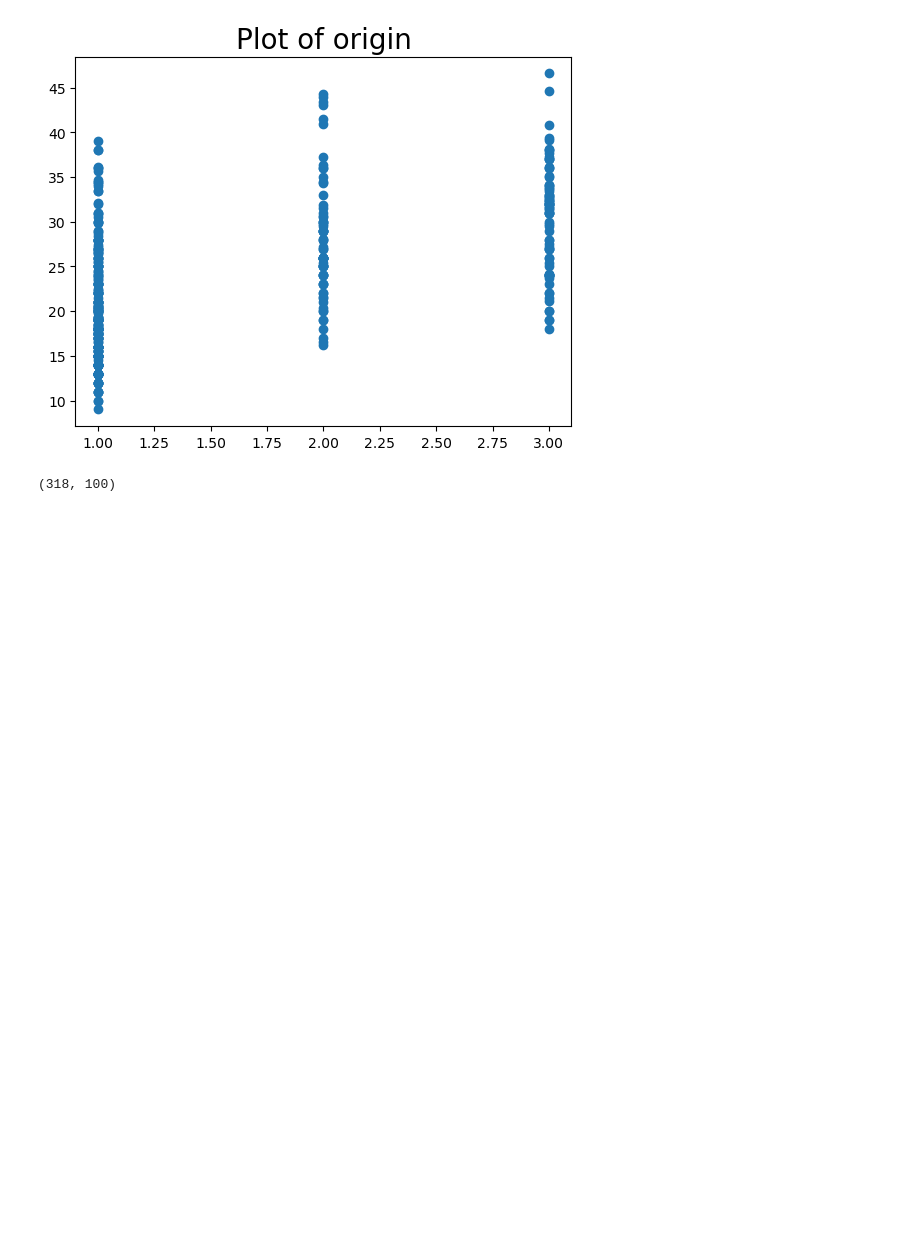
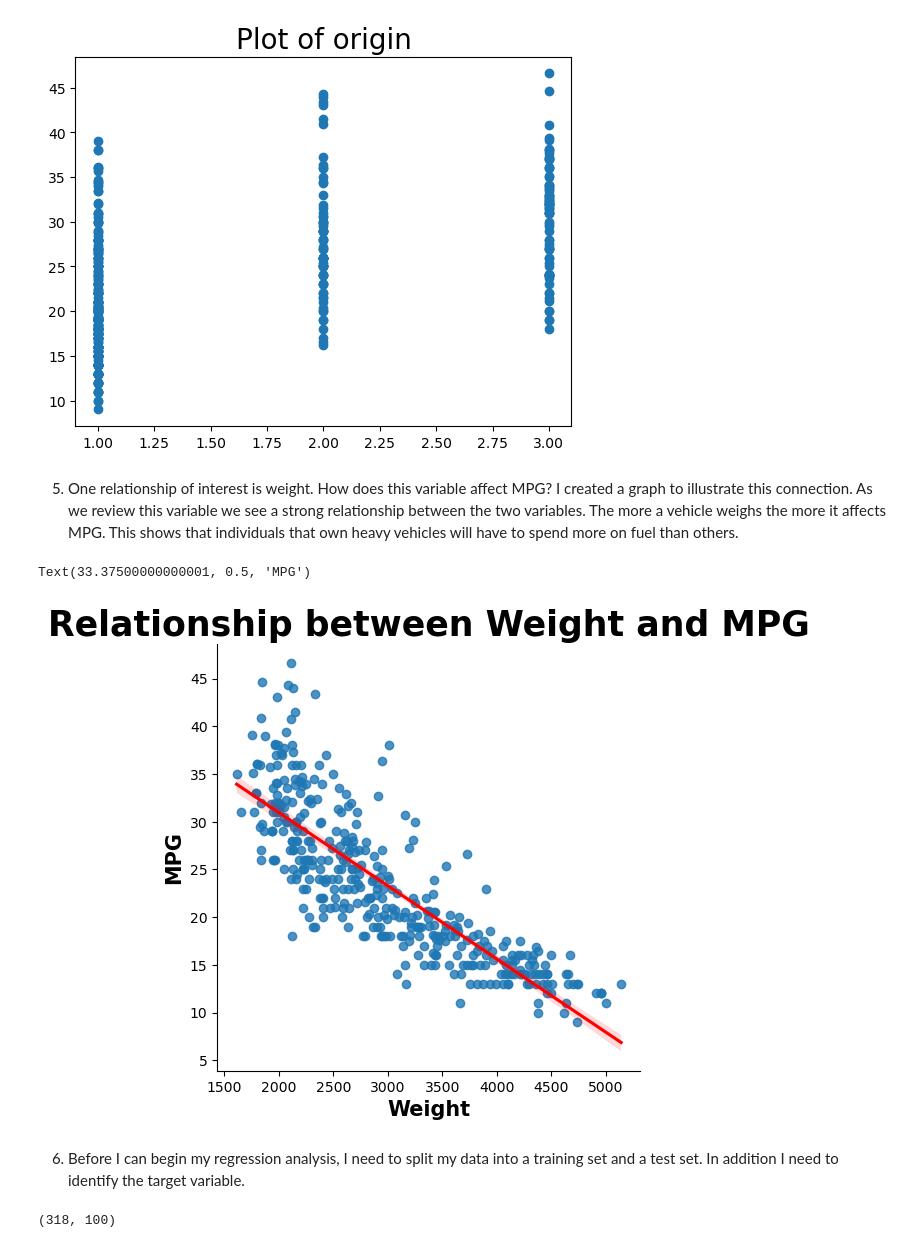
Before and after one commit to MWPerrineJr/data-mining, a Jupyter notebook: Week 4 Assignment.ipynb, the cells around one changed output. Saved outputs shown, nothing was run; the diff lists cells and outputs as text; code cells hidden in the pictures; blank space fills up the shorter version.

```diff
--- a/Week 4 Assignment.ipynb
+++ b/Week 4 Assignment.ipynb
@@ -123,4 +130,18 @@ for p in car.columns:
 [figure]
 [figure]
 [figure]
+# %% [markdown]
+5. One relationship of interest is weight. How does this variable affect MPG? I created a graph to illustrate this connection. As we review this variable we see a strong relationship between the two variables. The more a vehicle weighs the more it affects MPG. This shows that individuals that own heavy vehicles will have to spend more on fuel than others.
+# %%
+# This code builds a scatter plot for weight vs mpg
+
+sns.lmplot(x= "weight", y = "mpg", data = car_1, line_kws={"color":"red"} )
+plt.title("Relationship between Weight and MPG", fontsize= 25, weight="bold")
+plt.xlabel("Weight", fontsize = 15, weight = "bold")
+plt.ylabel("MPG", fontsize = 15, weight = "bold")
+# %% [output]
+Text(33.37500000000001, 0.5, 'MPG')
+[figure, added]
+# %% [markdown]
+6. Before I can begin my regression analysis, I need to split my data into a training set and a test set. In addition I need to identify the target variable.
 # %%
@@ -129,7 +150,8 @@ X = car_1.drop("mpg", axis=1)
 y = car_1["mpg"]
 
 X_train, X_test, y_train, y_test = train_test_split(X, y, test_size=.20, random_state=25 )
-# %%
-X_train.shape
-# %% [output]
-(318, 100)
+# %%
+# This code gives the dimension of the X_train set
+X_train.shape
+# %% [output]
+(318, 100)
```
Also changed, not shown: parts of 38 cells of this notebook.
